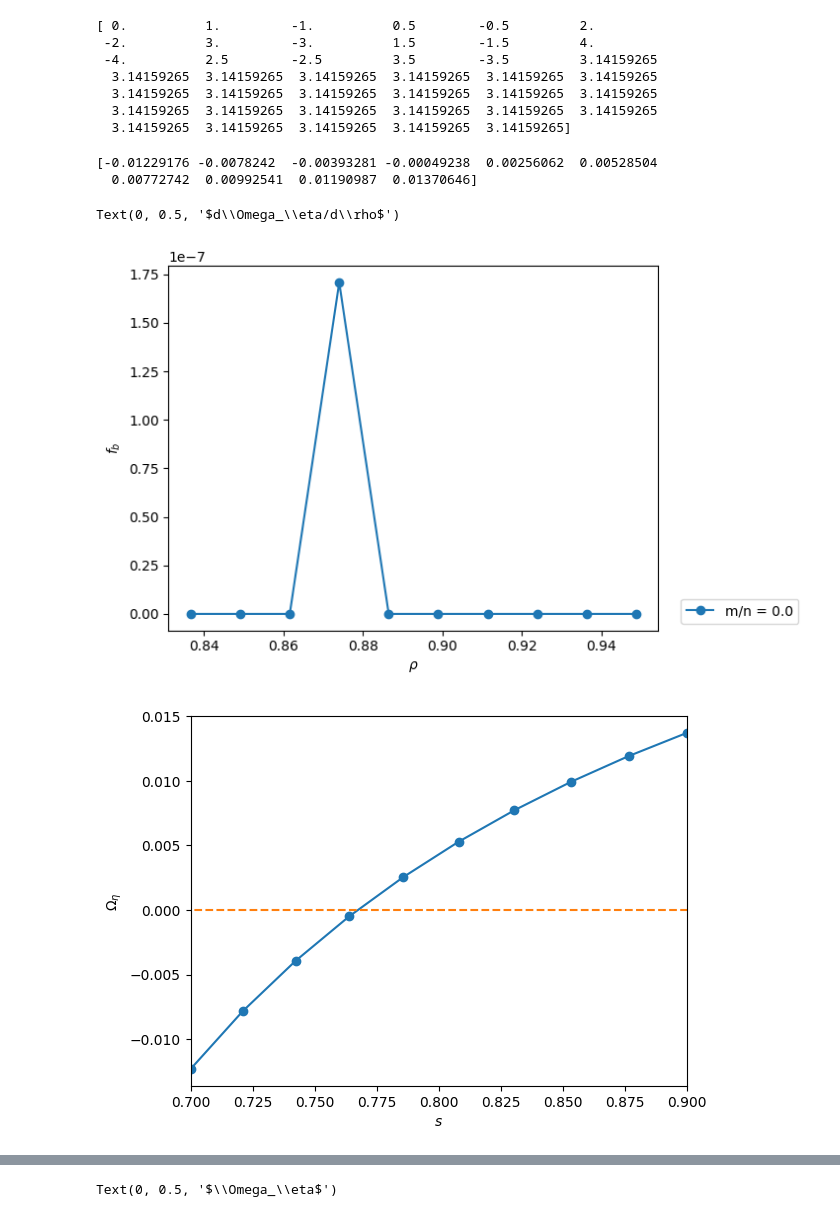
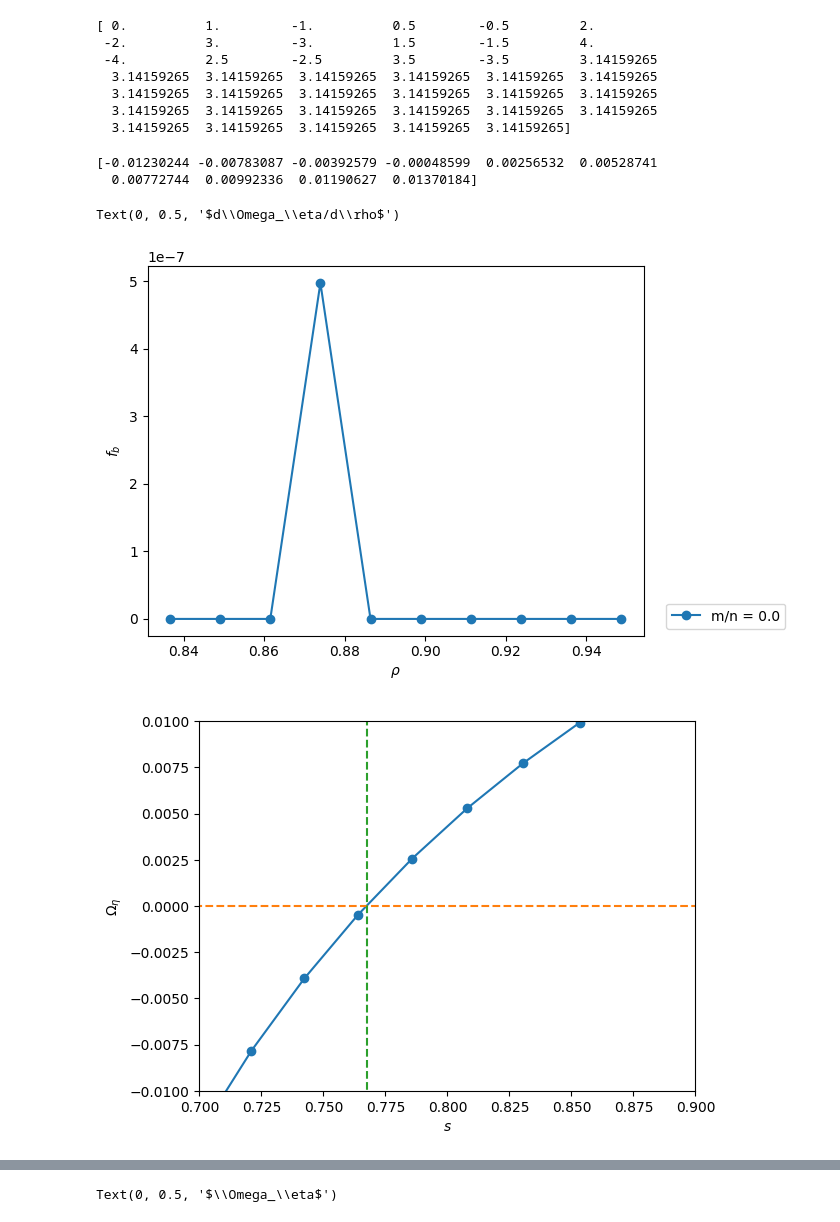
Before and after one commit to jlabbate15/DESC_TrappedRes, a Jupyter notebook: desc/ResonanceOpt/results_01282026.ipynb, the cells around one changed output, grey strips where cells are left out. Saved outputs shown, nothing was run; the diff lists cells and outputs as text; code cells hidden in the pictures.

Commit message:
QA island width working, pending more testing

```diff
--- a/desc/ResonanceOpt/results_01282026.ipynb
+++ b/desc/ResonanceOpt/results_01282026.ipynb
@@ -17,9 +17,11 @@ eq = desc.io.load("IslandWidthTesting/precise_QA_output.h5")[-1]
 
 # rhos = np.sqrt(np.linspace(0.1,0.9,20)) # rho = sqrt(s)
 rhos = np.linspace(0.7**0.5,0.9**0.5,10)
-alphas = np.linspace(0,2*np.pi,30)
+# alphas = np.linspace(0,2*np.pi,30)
+num_eta = 30
 # pitch_invs = None
 N=0
+M=1
 num_transit = 8
 wd_blur = 1.2
 num_pitch = 2
@@ -32,8 +34,10 @@ qq = 1
 obj = TrappedResonance(
                         eq,
                         rho=rhos,
-                        alpha=alphas,
-                        N=N, # helicity integer
+                        # alpha=alphas,
+                        num_eta = 20,
+                        N=N, # helicity integer, not including nfp
+                        M=M,
                         n_max=2,
                         num_transit=num_transit,
                         wd_blur=wd_blur,
@@ -45,7 +49,8 @@ obj = TrappedResonance(
                         DEBUG=True,
                         bt_filter_flag=False,
                         rt_filter_flag=False,
-                        QS_flag=True,
+                        # QS_flag=True,
+                        CONSERVATIVE_IW=False, # which island width function, True = conservative version
                         knots_per_transit=100,
                         num_quad=48
                       )
@@ -128,38 +133,39 @@ res_arr = value['res_arr'] # := (res)
 
 fig1,ax1 = plt.subplots()
 for i in range(0,f_b.shape[-1]):
     # if res_arr[i] != np.pi or res_arr[i] == 0 or res_arr[i] == 1:
     if i == i_res:
         ax1.plot(rhos,f_b[:,i],'-o',label='m/n = '+str(res_arr[i]))
 
 # ax1.set_xlabel(r'$\Omega_\eta$')
 ax1.set_xlabel(r'$\rho$')
 ax1.set_ylabel(r'$f_b$')
 ax1.legend(loc='lower right',bbox_to_anchor=(1.3, 0))
 
 fig,ax = plt.subplots()
 ax.plot(rhos**2,omega_arr,'-o')
 ax.set_xlabel(r'$s$')
 ax.set_ylabel(r'$\Omega_\eta$')
 ax.plot([0,1],[res_arr[i_res],res_arr[i_res]],'--')
+ax.plot([0.7675,0.7675],[-0.5,0.5],'--')
 # ax.plot([0,1],[1,1],'--')
-# ax.set_ylim([-0.1,0.1])
+ax.set_ylim([-0.01,0.01])
 ax.set_xlim([0.700,0.900])
 print(omega_arr)
 
 omega_prime = value['Omega_prime'] # := (rho,Bc,well)
 omega_prime = omega_prime[:,0,0,i_res] # := (rho)
 
 fig11,ax11 = plt.subplots()
 ax11.plot(rhos,omega_prime,'-o')
 ax11.set_xlabel(r'$\rho$')
 ax11.set_ylabel(r'$d\Omega_\eta/d\rho$')
 # %% [output]
-[-0.01229176 -0.0078242  -0.00393281 -0.00049238  0.00256062  0.00528504
-  0.00772742  0.00992541  0.01190987  0.01370646]
+[-0.01230244 -0.00783087 -0.00392579 -0.00048599  0.00256532  0.00528741
+  0.00772744  0.00992336  0.01190627  0.01370184]
 Text(0, 0.5, '$d\\Omega_\\eta/d\\rho$')
-[figure, old version]
+[figure, new version]
-[figure, old version]
+[figure, new version]
 [figure]
 # %%
 # 2. Is the island width correct?
```
Also changed, not shown: parts of 4 cells of this notebook, 3 other files.
